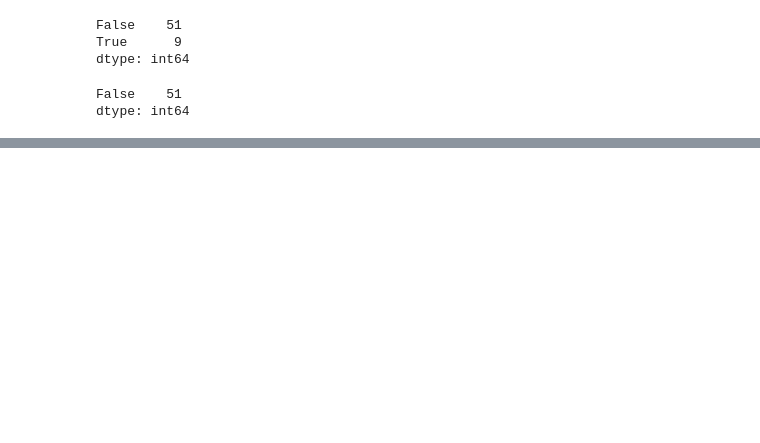
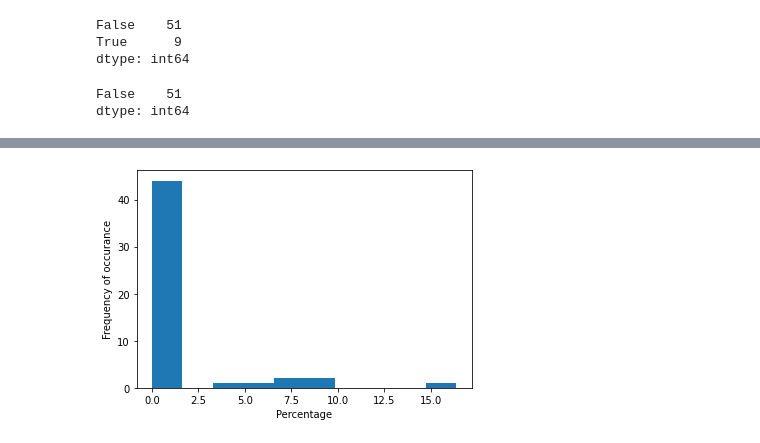
Before and after one commit to ammad19/AI-course-exercises, a Jupyter notebook: pandas_assignment.ipynb, the cells around one changed output, grey strips where cells are left out. Cells and saved outputs as stored; diff of their text form; code cells hidden in the pictures; blank space fills up the shorter version.

```diff
--- a/pandas_assignment.ipynb
+++ b/pandas_assignment.ipynb
@@ -291,0 +423,7 @@ pyplot.show()
+# %%
+pyplot.hist(us_census.Native)
+pyplot.xlabel('Percentage')
+pyplot.ylabel('Frequency of occurance')
+pyplot.show()
+# %% [output]
+[figure, added]
```
Also changed, not shown: parts of 28 cells of this notebook.
